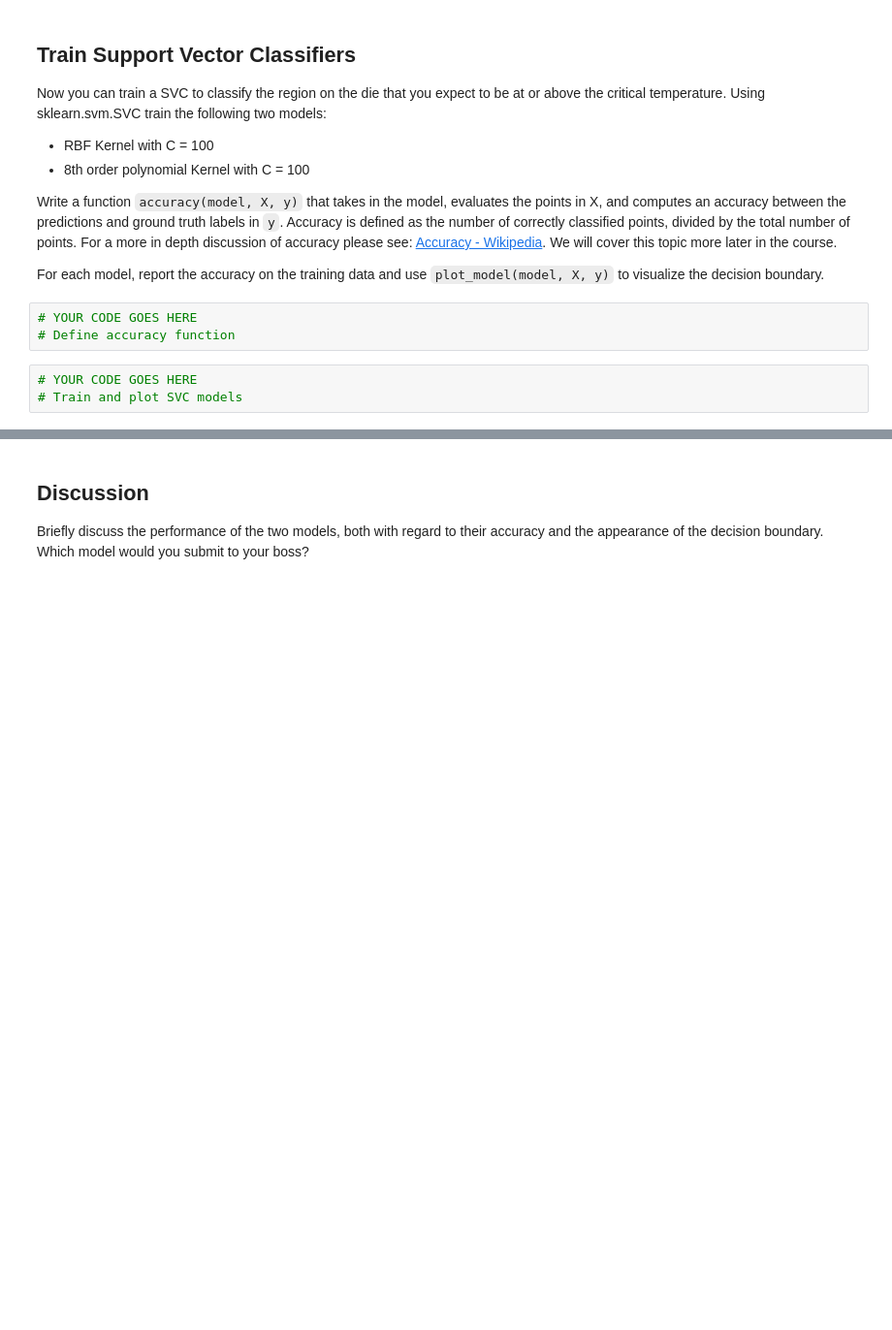
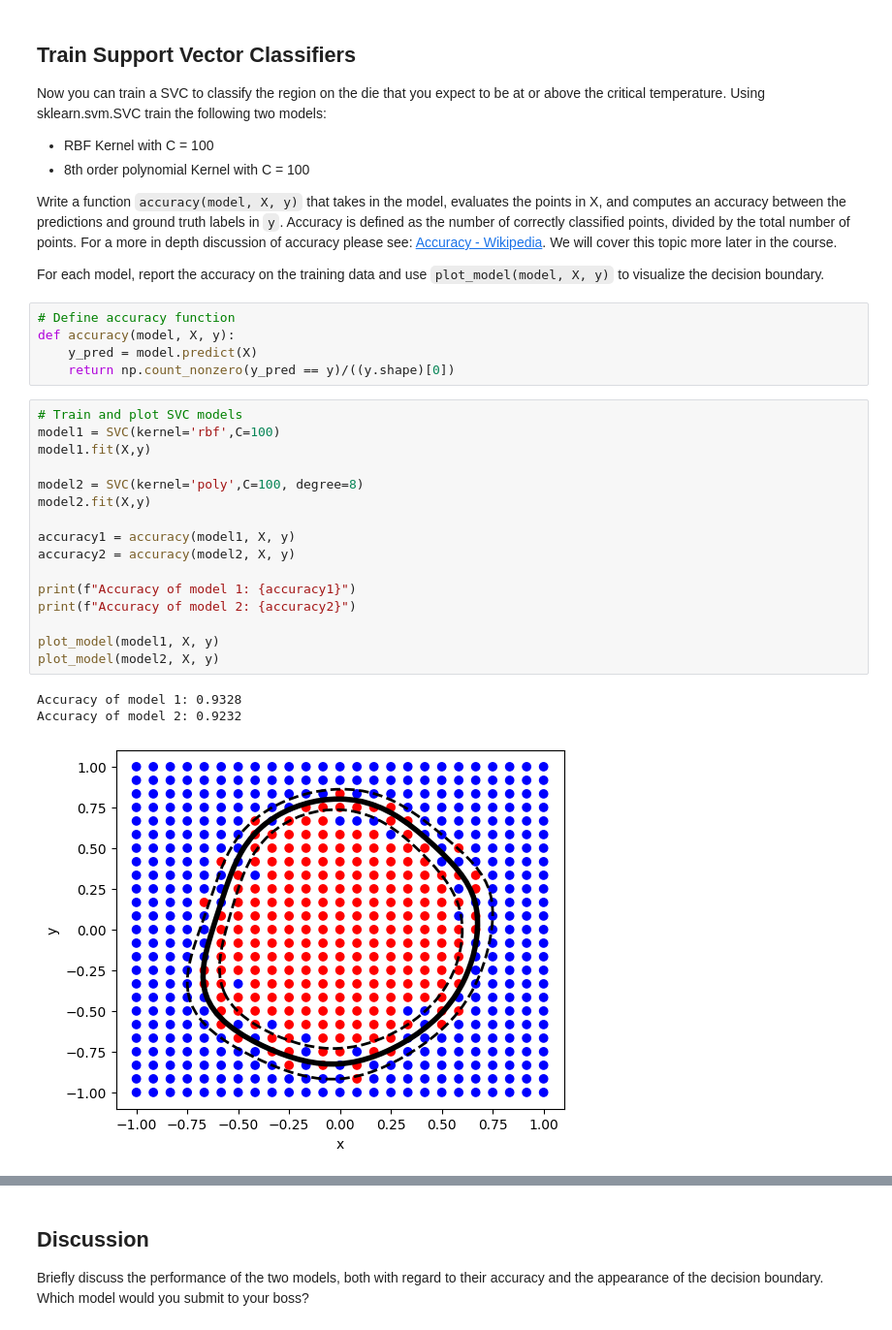
Before and after one commit to judson35/AI-ML, a Jupyter notebook: HW4/M4-HW2.ipynb, the cells around one changed output, grey strips where cells are left out. Shown at 97% size. Saved outputs shown, nothing was run; the diff lists cells and outputs as text; blank space fills up the shorter version.

```diff
--- a/HW4/M4-HW2.ipynb
+++ b/HW4/M4-HW2.ipynb
@@ -117,9 +122,28 @@ Now you can train a SVC to classify the region on the die that you expect to be
 Write a function `accuracy(model, X, y)` that takes in the model, evaluates the points in X, and computes an accuracy between the predictions and ground truth labels in `y`. Accuracy is defined as the number of correctly classified points, divided by the total number of points. For a more in depth discussion of accuracy please see: [Accuracy - Wikipedia](https://en.wikipedia.org/wiki/Accuracy_and_precision#In_binary_classification). We will cover this topic more later in the course.
 
 For each model, report the accuracy on the training data and use `plot_model(model, X, y)` to visualize the decision boundary.
-# %%
-# YOUR CODE GOES HERE
-# Define accuracy function
-# %%
-# YOUR CODE GOES HERE
-# Train and plot SVC models
+# %%
+# Define accuracy function
+def accuracy(model, X, y):
+    y_pred = model.predict(X)
+    return np.count_nonzero(y_pred == y)/((y.shape)[0])
+# %%
+# Train and plot SVC models
+model1 = SVC(kernel='rbf',C=100)
+model1.fit(X,y)
+
+model2 = SVC(kernel='poly',C=100, degree=8)
+model2.fit(X,y)
+
+accuracy1 = accuracy(model1, X, y)
+accuracy2 = accuracy(model2, X, y)
+
+print(f"Accuracy of model 1: {accuracy1}")
+print(f"Accuracy of model 2: {accuracy2}")
+
+plot_model(model1, X, y)
+plot_model(model2, X, y)
+# %% [output]
+Accuracy of model 1: 0.9328
+Accuracy of model 2: 0.9232
+[figure, added]
```
Also changed, not shown: parts of 6 cells of this notebook, 19 other files.
